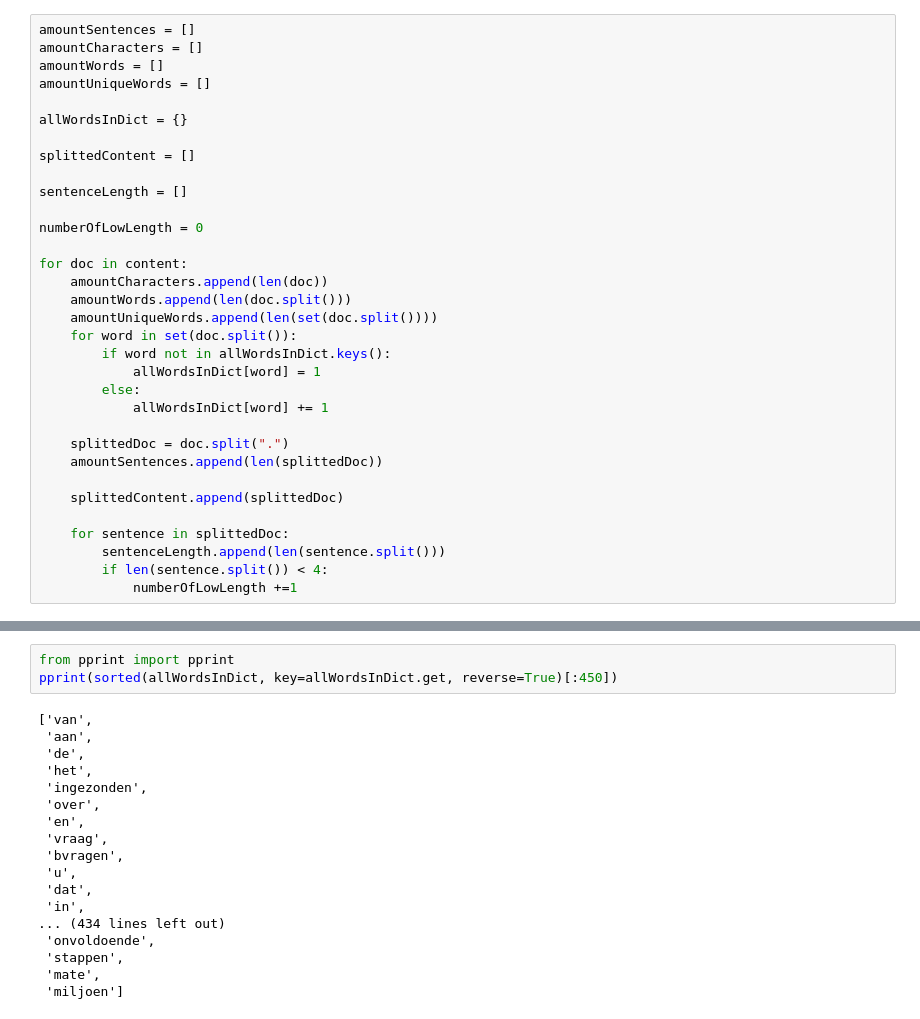
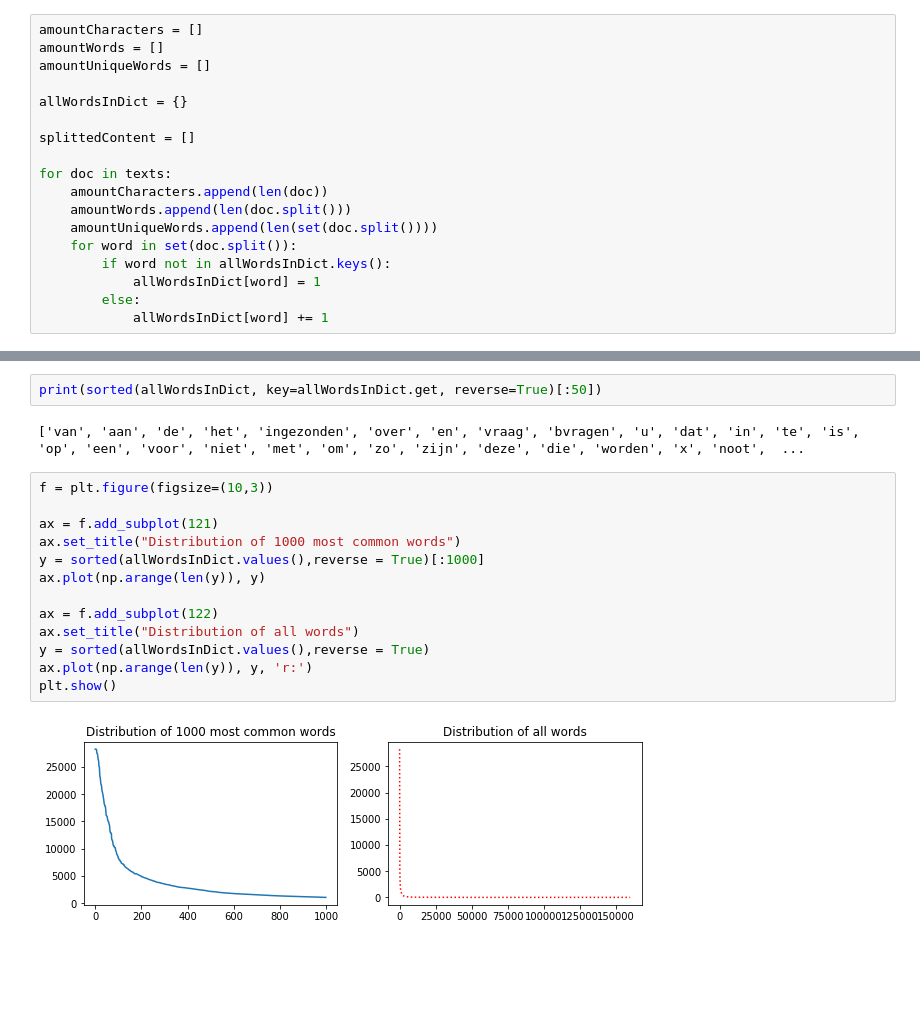
Before and after one commit to DeWvanAxel/thesis, a Jupyter notebook: Code/Data preparation/Overview Data.ipynb, the cells around one changed output, grey strips where cells are left out. Cells and saved outputs as stored; diff of their text form; blank space fills up the shorter version.

```diff
--- a/Code/Data preparation/Overview Data.ipynb
+++ b/Code/Data preparation/Overview Data.ipynb
@@ -44,5 +77,4 @@ for article in testData:
 # %%
-amountSentences = []
 amountCharacters = []
 amountWords = []
 amountUniqueWords = []
@@ -51,11 +83,7 @@ allWordsInDict = {}
 
 splittedContent = []
 
-sentenceLength = []
-
-numberOfLowLength = 0
-
-for doc in content:
+for doc in texts:
     amountCharacters.append(len(doc))
     amountWords.append(len(doc.split()))
     amountUniqueWords.append(len(set(doc.split())))
@@ -64,13 +92,3 @@ for doc in content:
             allWordsInDict[word] = 1
         else:
             allWordsInDict[word] += 1
-
-    splittedDoc = doc.split(".")
-    amountSentences.append(len(splittedDoc))
-
-    splittedContent.append(splittedDoc)
-
-    for sentence in splittedDoc:
-        sentenceLength.append(len(sentence.split()))
-        if len(sentence.split()) < 4:
-            numberOfLowLength +=1
@@ -103,21 +95,19 @@ print(sum(amountWords)/len(amountWords))
 # %%
-from pprint import pprint
-pprint(sorted(allWordsInDict, key=allWordsInDict.get, reverse=True)[:450])
+print(sorted(allWordsInDict, key=allWordsInDict.get, reverse=True)[:50])
 # %% [output]
-['van',
- 'aan',
- 'de',
- 'het',
- 'ingezonden',
- 'over',
- 'en',
- 'vraag',
- 'bvragen',
- 'u',
- 'dat',
- 'in',
-... (434 lines left out)
- 'onvoldoende',
- 'stappen',
- 'mate',
- 'miljoen']
+['van', 'aan', 'de', 'het', 'ingezonden', 'over', 'en', 'vraag', 'bvragen', 'u', 'dat', 'in', 'te', 'is', 'op', 'een', 'voor', 'niet', 'met', 'om', 'zo', 'zijn', 'deze', 'die', 'worden', 'x', 'noot',  ...
+# %%
+f = plt.figure(figsize=(10,3))
+
+ax = f.add_subplot(121)
+ax.set_title("Distribution of 1000 most common words")
+y = sorted(allWordsInDict.values(),reverse = True)[:1000]
+ax.plot(np.arange(len(y)), y)
+
+ax = f.add_subplot(122)
+ax.set_title("Distribution of all words")
+y = sorted(allWordsInDict.values(),reverse = True)
+ax.plot(np.arange(len(y)), y, 'r:')
+plt.show()
+# %% [output]
+[figure, added]
```
Also changed, not shown: parts of 17 cells of this notebook, 3 other files.
